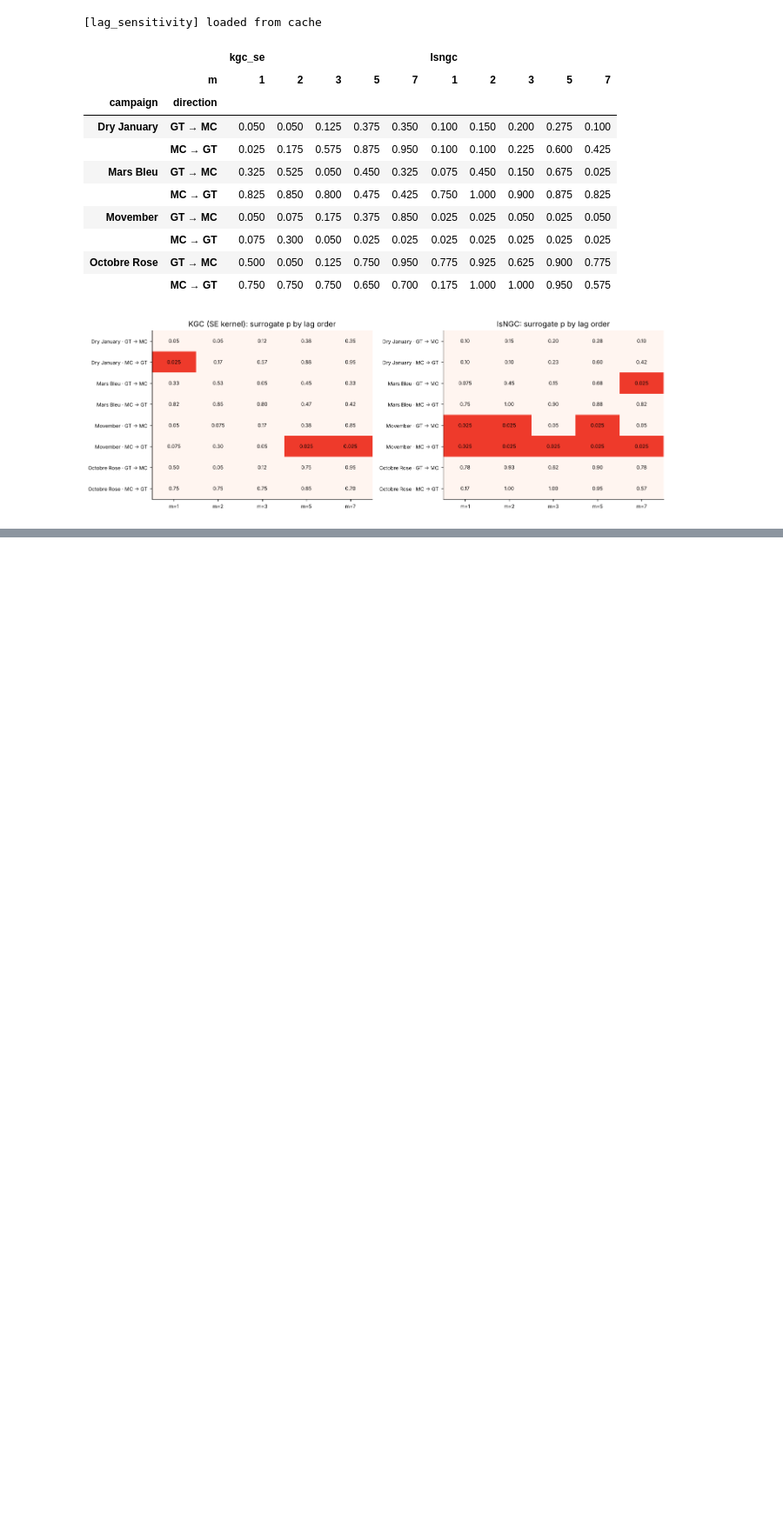
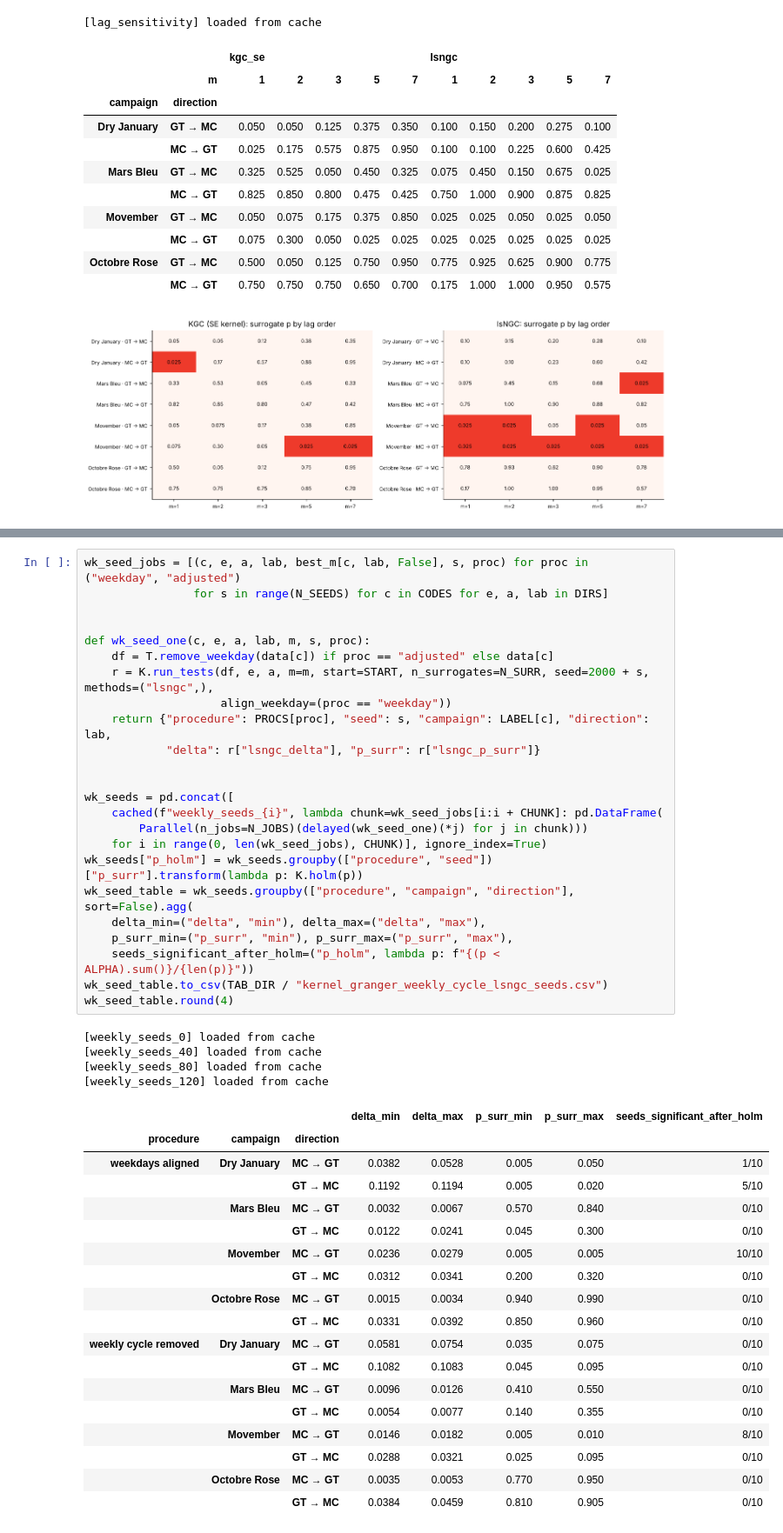
Before and after one commit to timothee-roi/publichealth-campaigns-datascience, a Jupyter notebook: notebooks/04_nonlinear_kernel_granger.ipynb, the cells around one changed output, grey strips where cells are left out. Shown at 87% size. Saved outputs shown, nothing was run; the diff lists cells and outputs as text; blank space fills up the shorter version.

```diff
--- a/notebooks/04_nonlinear_kernel_granger.ipynb
+++ b/notebooks/04_nonlinear_kernel_granger.ipynb
@@ -630,0 +722,47 @@ that no test here can rule this out.
+# %%
+wk_seed_jobs = [(c, e, a, lab, best_m[c, lab, False], s, proc) for proc in ("weekday", "adjusted")
+                for s in range(N_SEEDS) for c in CODES for e, a, lab in DIRS]
+
+
+def wk_seed_one(c, e, a, lab, m, s, proc):
+    df = T.remove_weekday(data[c]) if proc == "adjusted" else data[c]
+    r = K.run_tests(df, e, a, m=m, start=START, n_surrogates=N_SURR, seed=2000 + s, methods=("lsngc",),
+                    align_weekday=(proc == "weekday"))
+    return {"procedure": PROCS[proc], "seed": s, "campaign": LABEL[c], "direction": lab,
+            "delta": r["lsngc_delta"], "p_surr": r["lsngc_p_surr"]}
+
+
+wk_seeds = pd.concat([
+    cached(f"weekly_seeds_{i}", lambda chunk=wk_seed_jobs[i:i + CHUNK]: pd.DataFrame(
+        Parallel(n_jobs=N_JOBS)(delayed(wk_seed_one)(*j) for j in chunk)))
+    for i in range(0, len(wk_seed_jobs), CHUNK)], ignore_index=True)
+wk_seeds["p_holm"] = wk_seeds.groupby(["procedure", "seed"])["p_surr"].transform(lambda p: K.holm(p))
+wk_seed_table = wk_seeds.groupby(["procedure", "campaign", "direction"], sort=False).agg(
+    delta_min=("delta", "min"), delta_max=("delta", "max"),
+    p_surr_min=("p_surr", "min"), p_surr_max=("p_surr", "max"),
+    seeds_significant_after_holm=("p_holm", lambda p: f"{(p < ALPHA).sum()}/{len(p)}"))
+wk_seed_table.to_csv(TAB_DIR / "kernel_granger_weekly_cycle_lsngc_seeds.csv")
+wk_seed_table.round(4)
+# %% [output]
+[weekly_seeds_0] loaded from cache
+[weekly_seeds_40] loaded from cache
+[weekly_seeds_80] loaded from cache
+[weekly_seeds_120] loaded from cache
+|  |  |  | delta_min | delta_max | p_surr_min | p_surr_max | seeds_significant_after_holm |
+| procedure | campaign | direction |  |  |  |  |  |
+| weekdays aligned | Dry January | MC → GT | 0.0382 | 0.0528 | 0.005 | 0.050 | 1/10 |
+|  |  | GT → MC | 0.1192 | 0.1194 | 0.005 | 0.020 | 5/10 |
+|  | Mars Bleu | MC → GT | 0.0032 | 0.0067 | 0.570 | 0.840 | 0/10 |
+|  |  | GT → MC | 0.0122 | 0.0241 | 0.045 | 0.300 | 0/10 |
+|  | Movember | MC → GT | 0.0236 | 0.0279 | 0.005 | 0.005 | 10/10 |
+|  |  | GT → MC | 0.0312 | 0.0341 | 0.200 | 0.320 | 0/10 |
+|  | Octobre Rose | MC → GT | 0.0015 | 0.0034 | 0.940 | 0.990 | 0/10 |
+|  |  | GT → MC | 0.0331 | 0.0392 | 0.850 | 0.960 | 0/10 |
+| weekly cycle removed | Dry January | MC → GT | 0.0581 | 0.0754 | 0.035 | 0.075 | 0/10 |
+|  |  | GT → MC | 0.1082 | 0.1083 | 0.045 | 0.095 | 0/10 |
+|  | Mars Bleu | MC → GT | 0.0096 | 0.0126 | 0.410 | 0.550 | 0/10 |
+|  |  | GT → MC | 0.0054 | 0.0077 | 0.140 | 0.355 | 0/10 |
+|  | Movember | MC → GT | 0.0146 | 0.0182 | 0.005 | 0.010 | 8/10 |
+|  |  | GT → MC | 0.0288 | 0.0321 | 0.025 | 0.095 | 0/10 |
+|  | Octobre Rose | MC → GT | 0.0035 | 0.0053 | 0.770 | 0.950 | 0/10 |
+|  |  | GT → MC | 0.0384 | 0.0459 | 0.810 | 0.905 | 0/10 |
```
Also changed, not shown: parts of 13 cells of this notebook, 36 other files.
